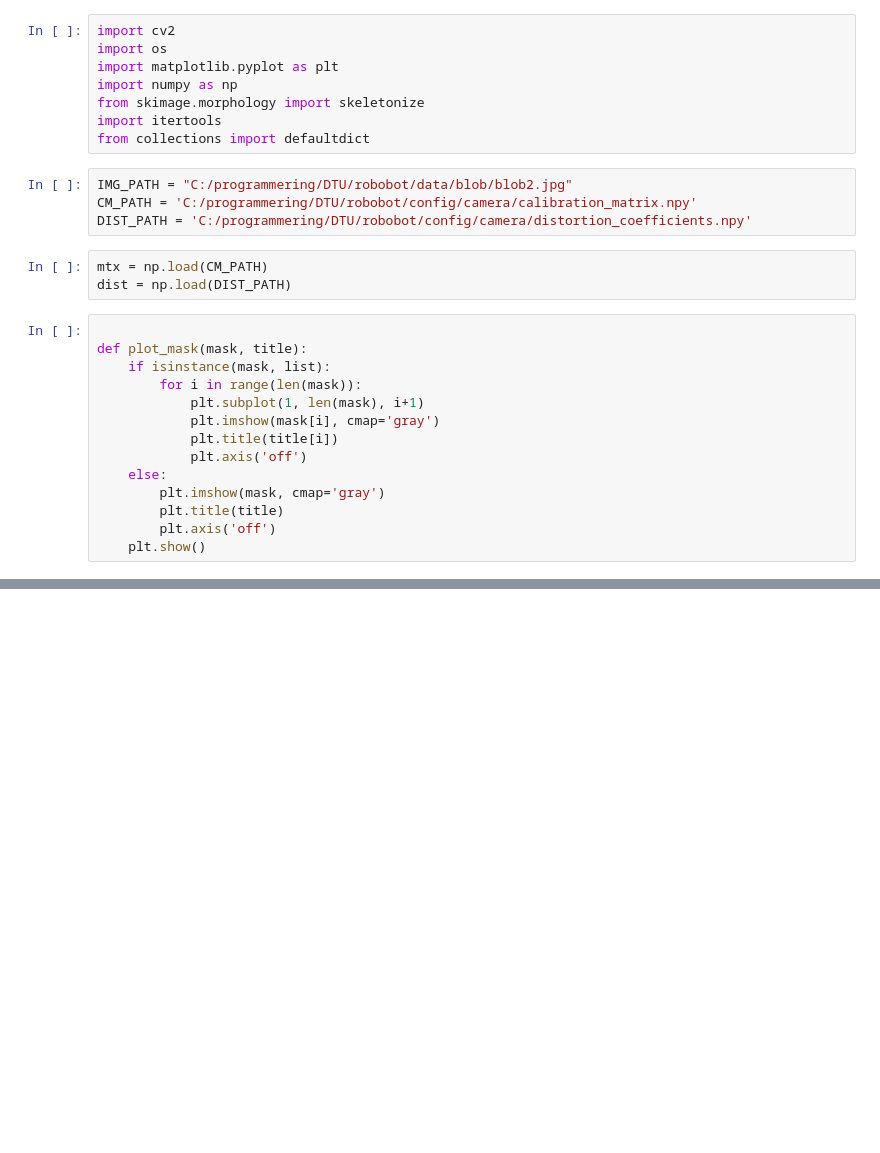
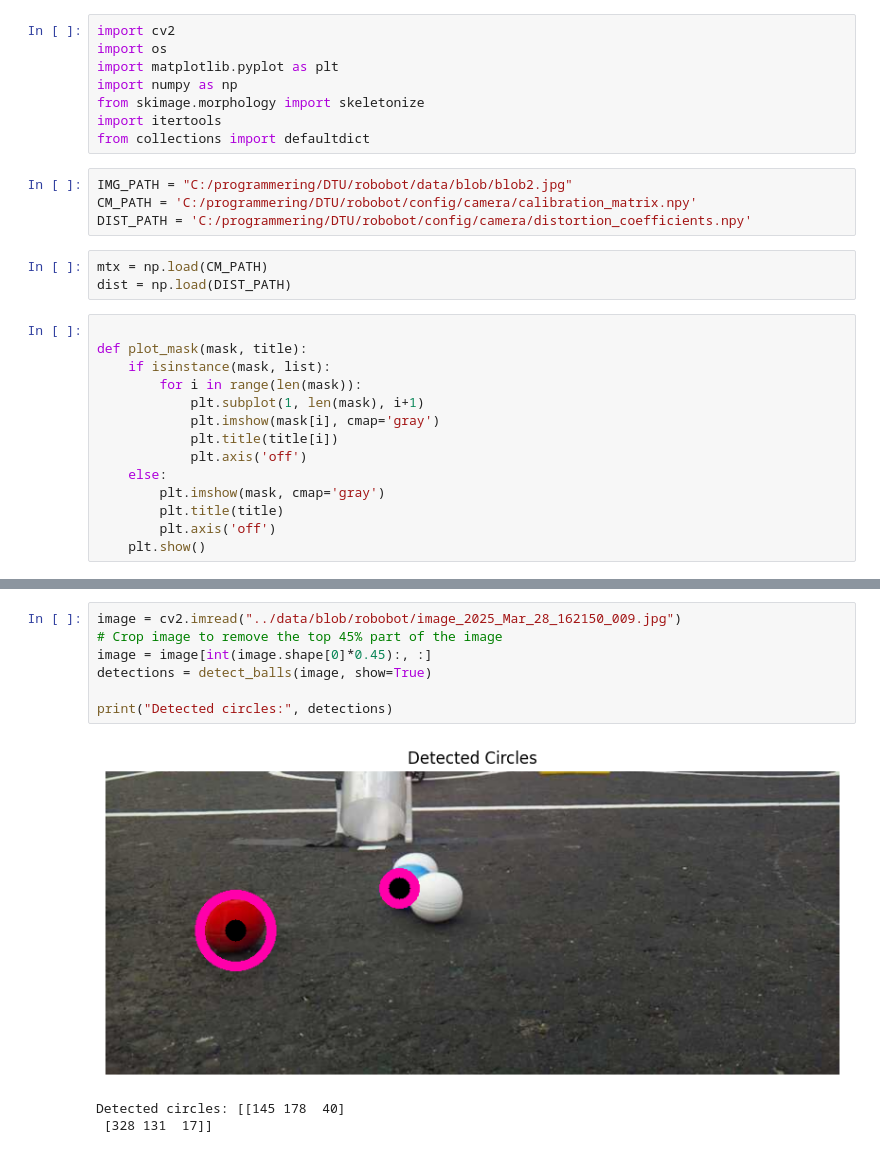
Before and after one commit to RaixSplitter/robobot, a Jupyter notebook: notebook/blob_detection.ipynb, the cells around one changed output, grey strips where cells are left out. Drawn from its saved outputs; the diff is of its cells as text; blank space fills up the shorter version.

```diff
--- a/notebook/blob_detection.ipynb
+++ b/notebook/blob_detection.ipynb
@@ -121,0 +167,11 @@ plot_mask(mask, 'Mask')
+# %%
+image = cv2.imread("../data/blob/robobot/image_2025_Mar_28_162150_009.jpg")
+# Crop image to remove the top 45% part of the image
+image = image[int(image.shape[0]*0.45):, :]
+detections = detect_balls(image, show=True)
+
+print("Detected circles:", detections)
+# %% [output]
+[figure, added]
+Detected circles: [[145 178  40]
+ [328 131  17]]
```
Also changed, not shown: parts of 4 cells of this notebook, 1 other file.
